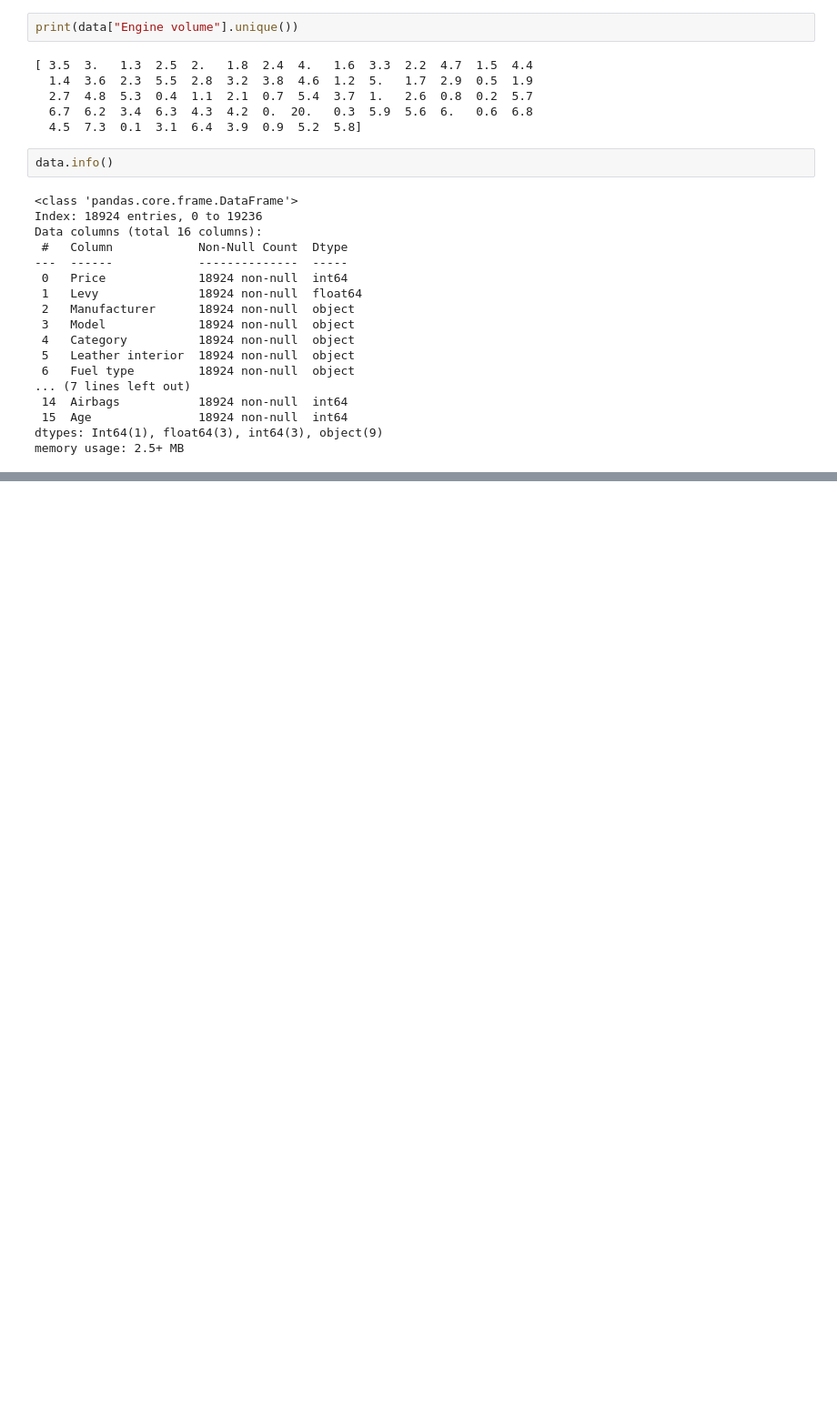
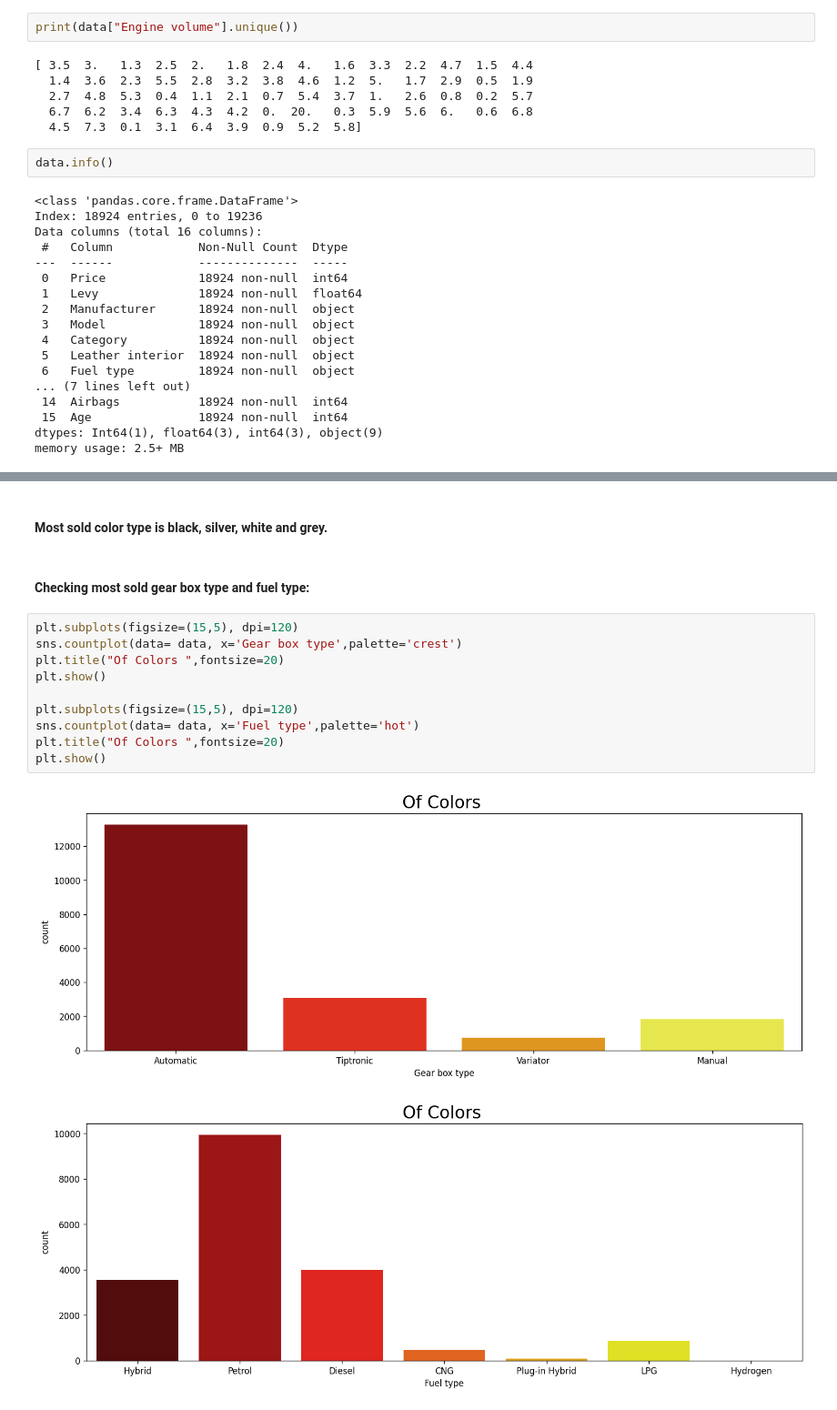
Before and after one commit to saif-gitreps/Car-price-prediction-model, a Jupyter notebook: main.ipynb, the cells around one changed output, grey strips where cells are left out. Shown at 91% size. Cells and saved outputs as stored; diff of their text form; blank space fills up the shorter version.

```diff
--- a/main.ipynb
+++ b/main.ipynb
@@ -228,0 +261,17 @@ memory usage: 2.5+ MB
+# %% [markdown]
+#### Most sold color type is black, silver, white and grey.
+# %% [markdown]
+#### Checking most sold gear box type and fuel type:
+# %%
+plt.subplots(figsize=(15,5), dpi=120)
+sns.countplot(data= data, x='Gear box type',palette='crest')
+plt.title("Of Colors ",fontsize=20)
+plt.show()
+
+plt.subplots(figsize=(15,5), dpi=120)
+sns.countplot(data= data, x='Fuel type',palette='hot')
+plt.title("Of Colors ",fontsize=20)
+plt.show()
+# %% [output]
+[figure, added]
+[figure, added]
```
Also changed, not shown: parts of 14 cells of this notebook.
